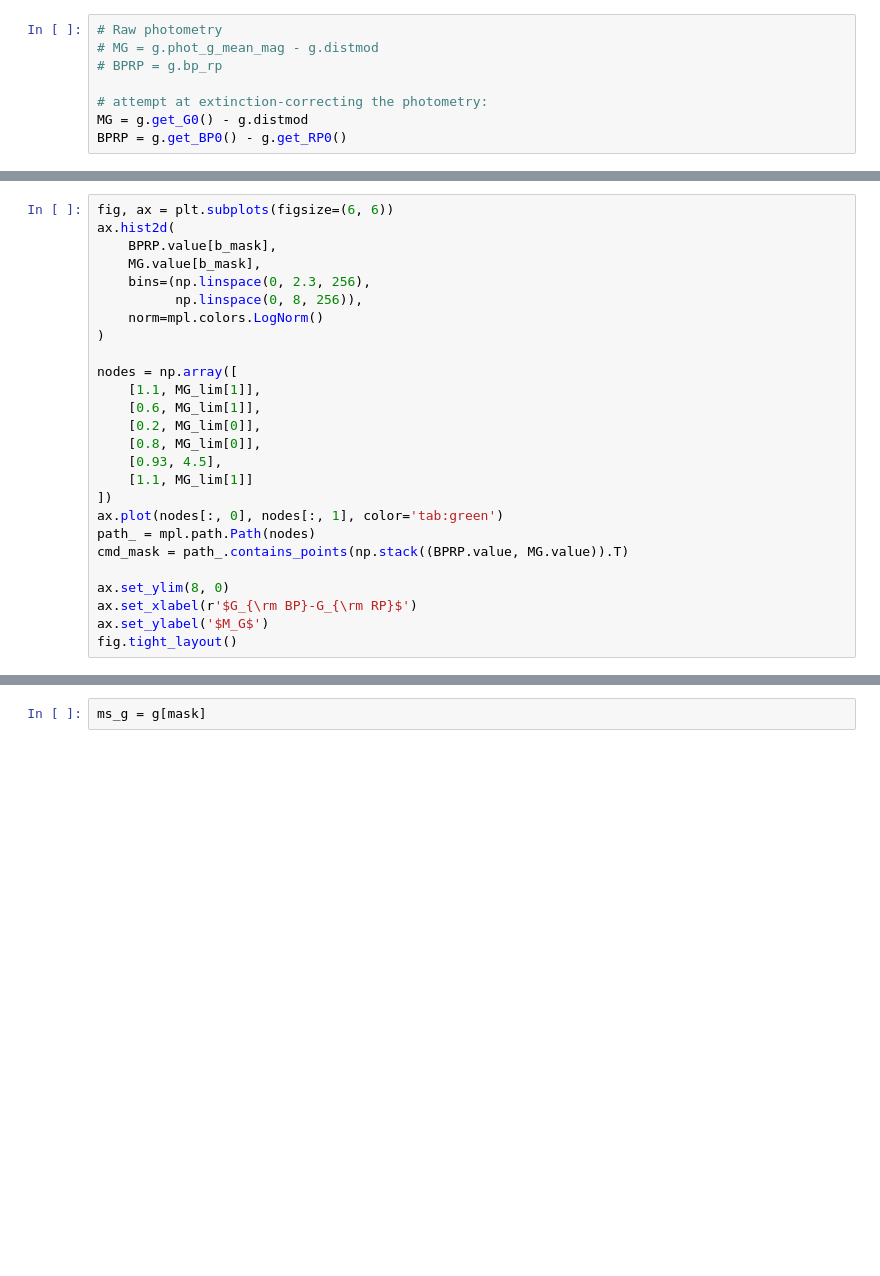
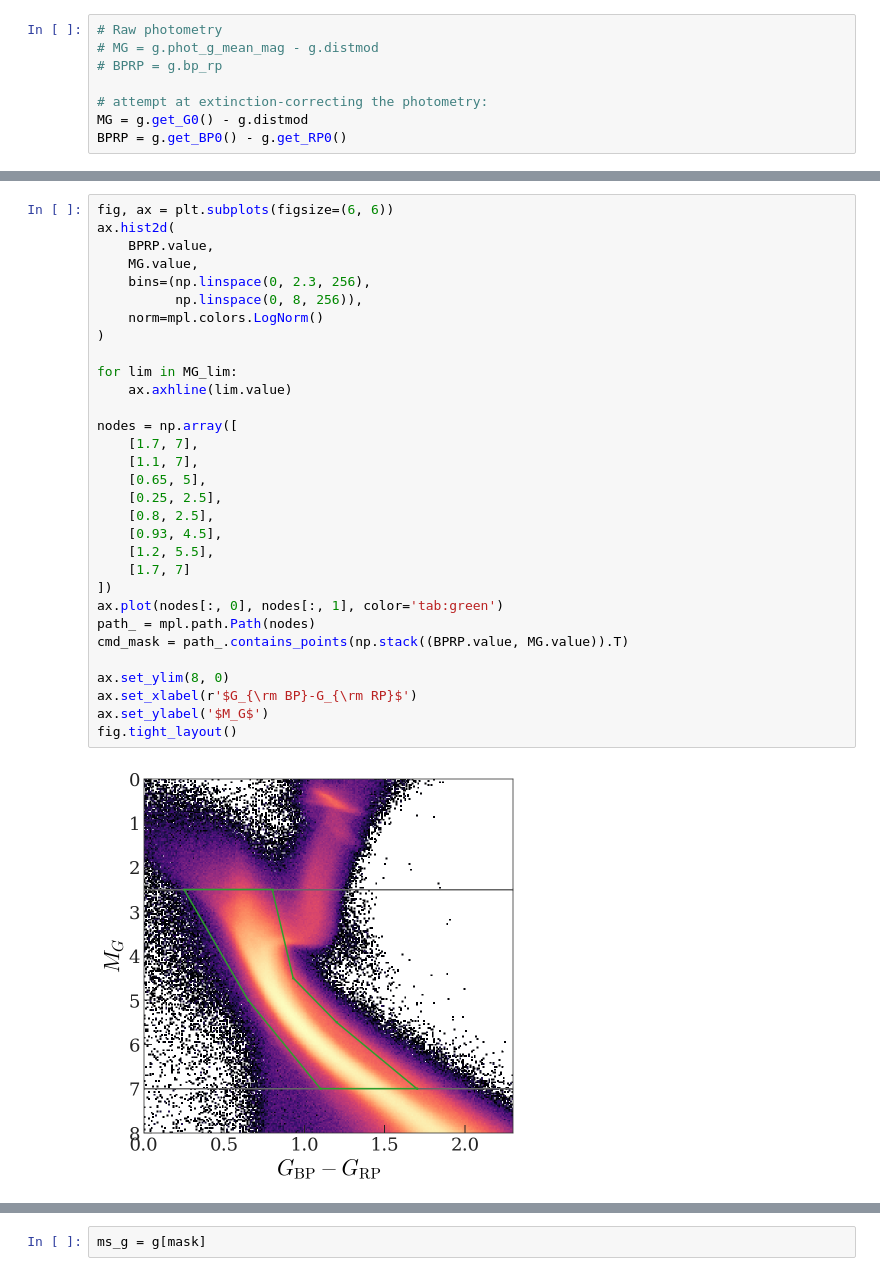
Before and after one commit to adrn/solar-velocity, a Jupyter notebook: notebooks/Midplane.ipynb, the cells around one changed output, grey strips where cells are left out. Drawn from its saved outputs; the diff is of its cells as text; blank space fills up the shorter version.

```diff
--- a/notebooks/Midplane.ipynb
+++ b/notebooks/Midplane.ipynb
@@ -61,28 +73,35 @@ print(f"rough maximum distance for completeness: {maxdist:.0f}")
 # %%
 fig, ax = plt.subplots(figsize=(6, 6))
 ax.hist2d(
-    BPRP.value[b_mask],
-    MG.value[b_mask],
+    BPRP.value,
+    MG.value,
     bins=(np.linspace(0, 2.3, 256),
           np.linspace(0, 8, 256)),
     norm=mpl.colors.LogNorm()
 )
 
+for lim in MG_lim:
+    ax.axhline(lim.value)
+
 nodes = np.array([
-    [1.1, MG_lim[1]],
-    [0.6, MG_lim[1]],
-    [0.2, MG_lim[0]],
-    [0.8, MG_lim[0]],
+    [1.7, 7],
+    [1.1, 7],
+    [0.65, 5],
+    [0.25, 2.5],
+    [0.8, 2.5],
     [0.93, 4.5],
-    [1.1, MG_lim[1]]
+    [1.2, 5.5],
+    [1.7, 7]
 ])
 ax.plot(nodes[:, 0], nodes[:, 1], color='tab:green')
 path_ = mpl.path.Path(nodes)
 cmd_mask = path_.contains_points(np.stack((BPRP.value, MG.value)).T)
 
 ax.set_ylim(8, 0)
 ax.set_xlabel(r'$G_{\rm BP}-G_{\rm RP}$')
 ax.set_ylabel('$M_G$')
 fig.tight_layout()
+# %% [output]
+[figure, added]
 # %%
 mask = (
```
Also changed, not shown: parts of 24 cells of this notebook, 3 other files.
